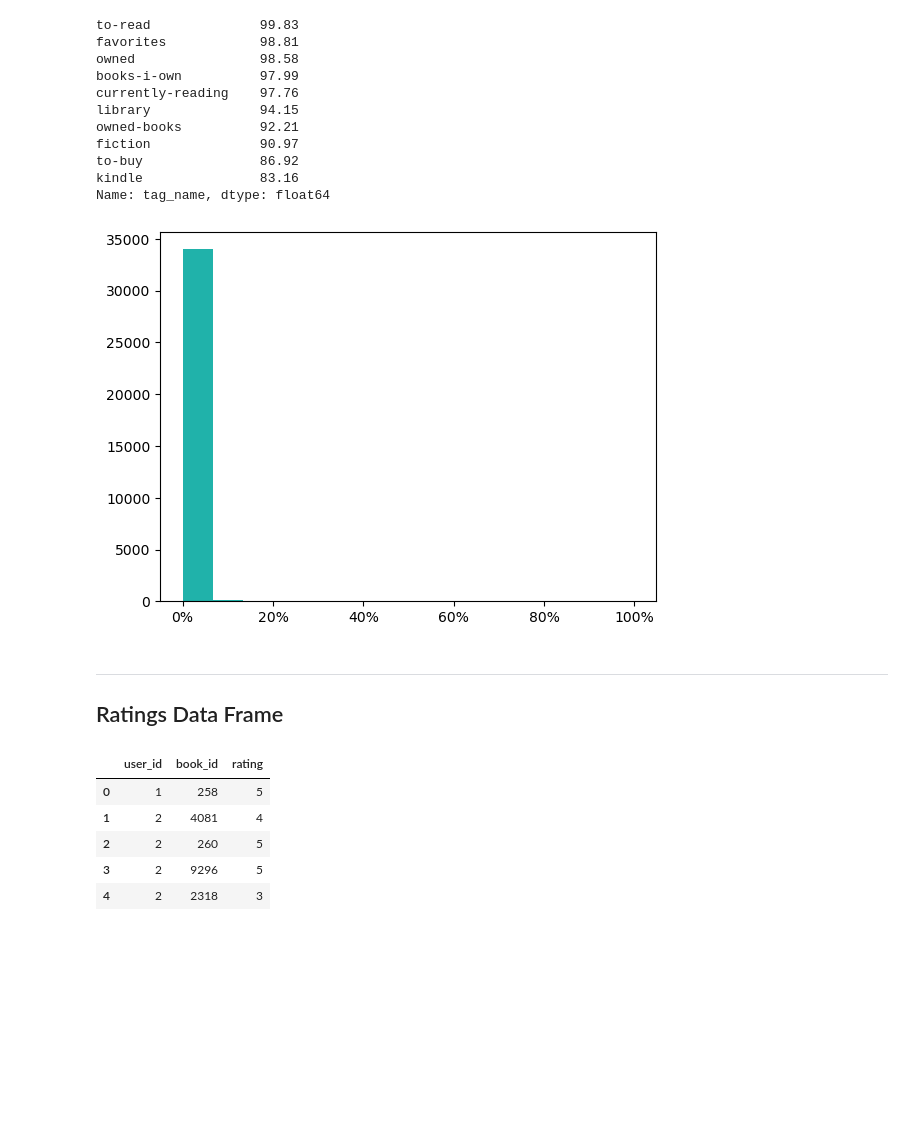
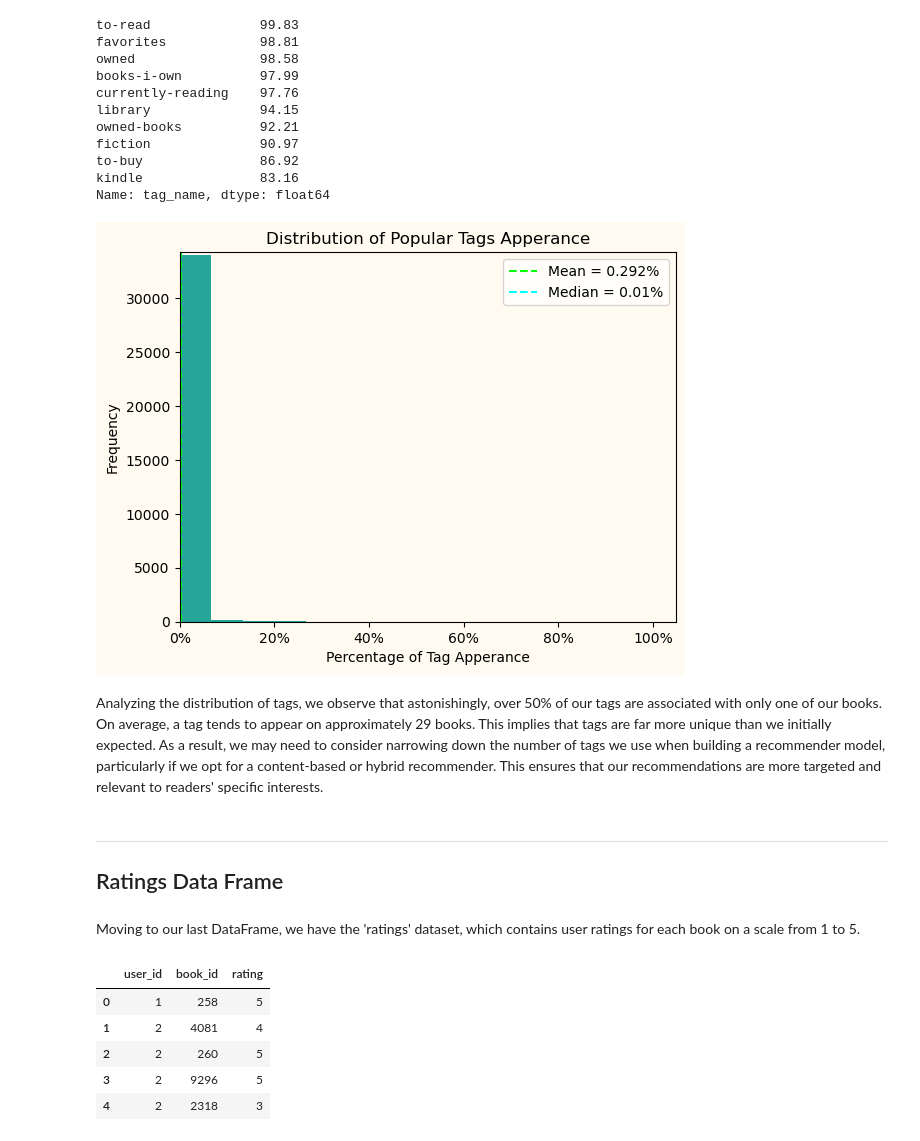
Before and after one commit to CamelSal/BookRecommender, a Jupyter notebook: CapstoneEDA.ipynb, the cells around one changed output. Cells and saved outputs as stored; diff of their text form; code cells hidden in the pictures; blank space fills up the shorter version.

```diff
--- a/CapstoneEDA.ipynb
+++ b/CapstoneEDA.ipynb
@@ -511,17 +510,30 @@ to-buy               86.92
 kindle               83.16
 Name: tag_name, dtype: float64
 # %%
-plt.tiitle('Distribution of Tags')
 
-plt.hist(popul_tags,bins =15,color = 'lightseagreen')
+plt.figure(facecolor='#fffbf0')
+ax = plt.axes()
+ax.set_facecolor("#fffbf0")
+plt.title('Distribution of Tag Apperance Percentage')
+plt.hist(popul_tags,bins =15,color = '#26a69a')
 plt.xticks([0,20,40,60,80,100],['0%','20%','40%','60%','80%','100%'])
-
+plt.xlim(0)
+plt.ylabel('Frequency')
+plt.xlabel('Percentage of Tag Apperance')
+plt.axvline(popul_tags.mean(),ls = '--',color = 'lime', label = f"Mean = {np.round(popul_tags.mean(),3)}%")
+plt.axvline(popul_tags.median(),ls = '--',color = 'cyan', label = f"Median = {popul_tags.median()}%")
+plt.legend()
+plt.ylim(0,34252)
 plt.show()
 # %% [output]
-[figure, old version]
+[figure, new version]
+# %% [markdown]
+Analyzing the distribution of tags, we observe that astonishingly, over 50% of our tags are associated with only one of our books. On average, a tag tends to appear on approximately 29 books. This implies that tags are far more unique than we initially expected. As a result, we may need to consider narrowing down the number of tags we use when building a recommender model, particularly if we opt for a content-based or hybrid recommender. This ensures that our recommendations are more targeted and relevant to readers' specific interests.
 # %% [markdown]
 ---
 ## Ratings Data Frame <a class="anchor" id="part-4"></a>
+# %% [markdown]
+Moving to our last DataFrame, we have the 'ratings' dataset, which contains user ratings for each book on a scale from 1 to 5.
 # %%
 ratings_df.head()
 # %% [output]
```
Also changed, not shown: parts of 14 cells of this notebook.
